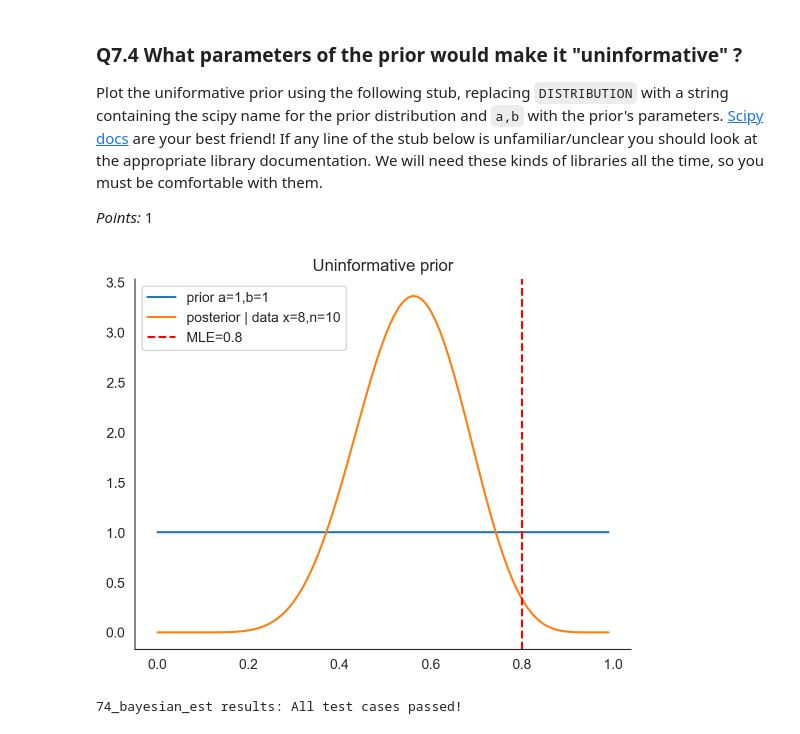
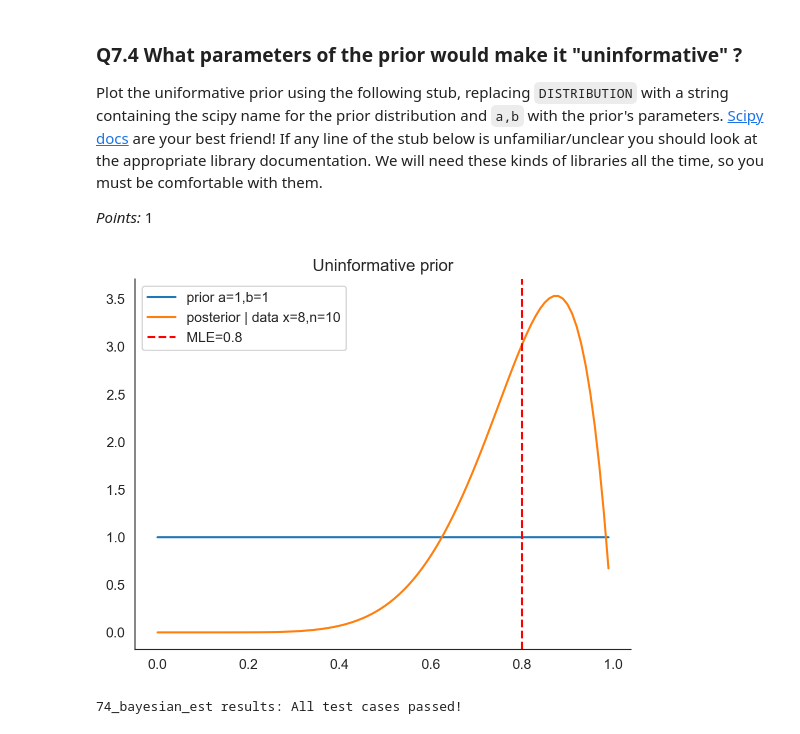
Before and after one commit to holliwood8/Assignments_WI24, a Jupyter notebook: A1/A1.ipynb, the cells around one changed output. Drawn from its saved outputs; the diff is of its cells as text; code cells hidden in the pictures.

```diff
--- a/A1/A1.ipynb
+++ b/A1/A1.ipynb
@@ -434,35 +434,35 @@ x = 8
 # put your MLE solution from Q6.5 here
 mle = 0.8
 
 
 def plot_74():
     # for each y_values, use `calc_pdf` to map the x-axis to the y
     plt.plot(
         xvs,
         calc_pdf(xvs, a, b),
         label=f'prior a={a},b={b}'
     )
 
     plt.plot(
         xvs,
-        calc_pdf (xvs, a=n, b=x),
+        calc_pdf (xvs, x, n-x),
         label=f'posterior | data x={x},n={n}'
     )
 
     plt.axvline(
         mle,
         linestyle="--",
         color='r',
         label=f'MLE={mle}'
     )
 
     sns.despine()
     plt.legend(loc='upper left');
     plt.title('Uninformative prior');
 
 plot_74()
 # %% [output]
-[figure, old version]
+[figure, new version]
 # %%
 grader.check("74_bayesian_est")
 # %% [output]
```
Also changed, not shown: parts of 10 cells of this notebook, 1 other file.
